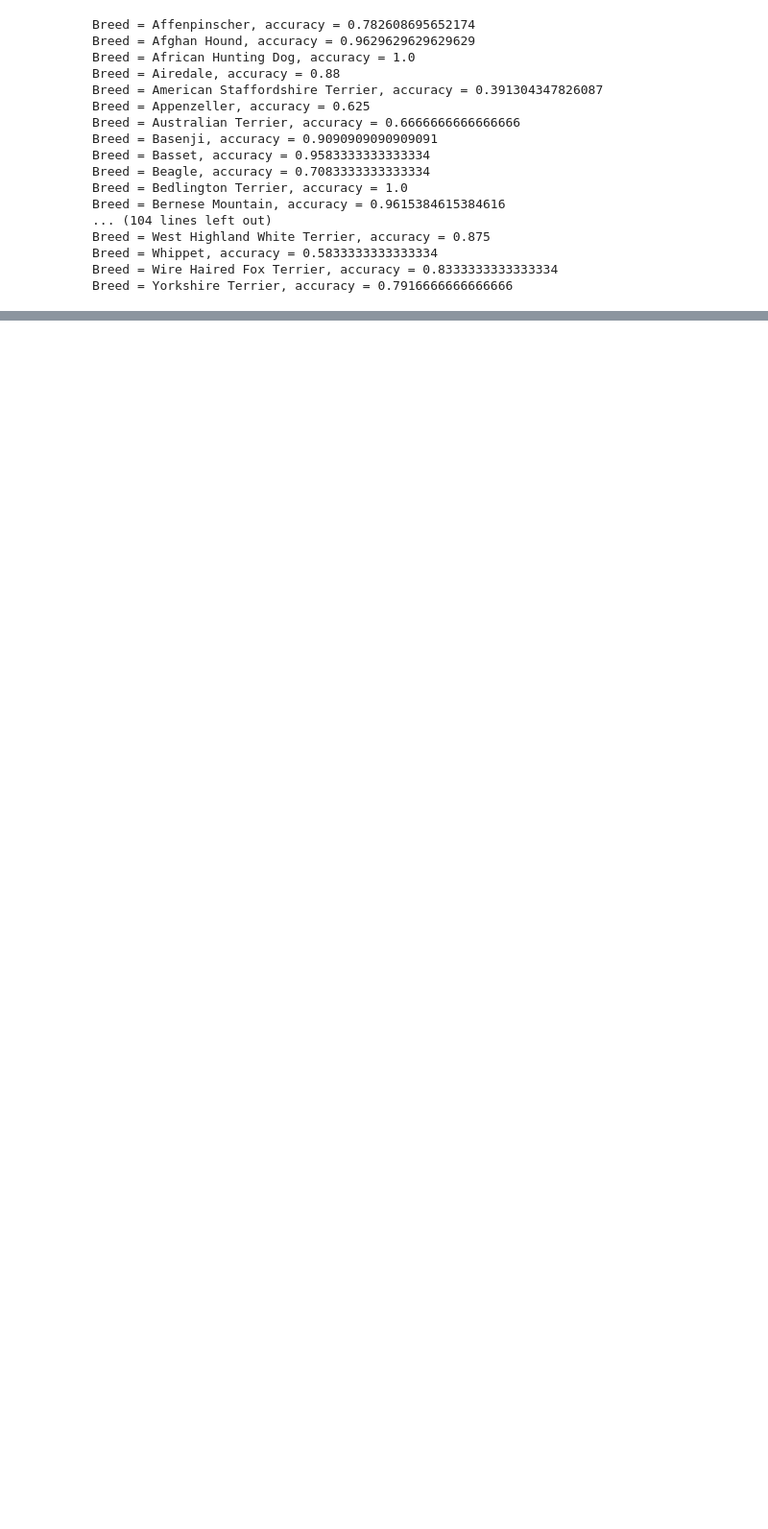
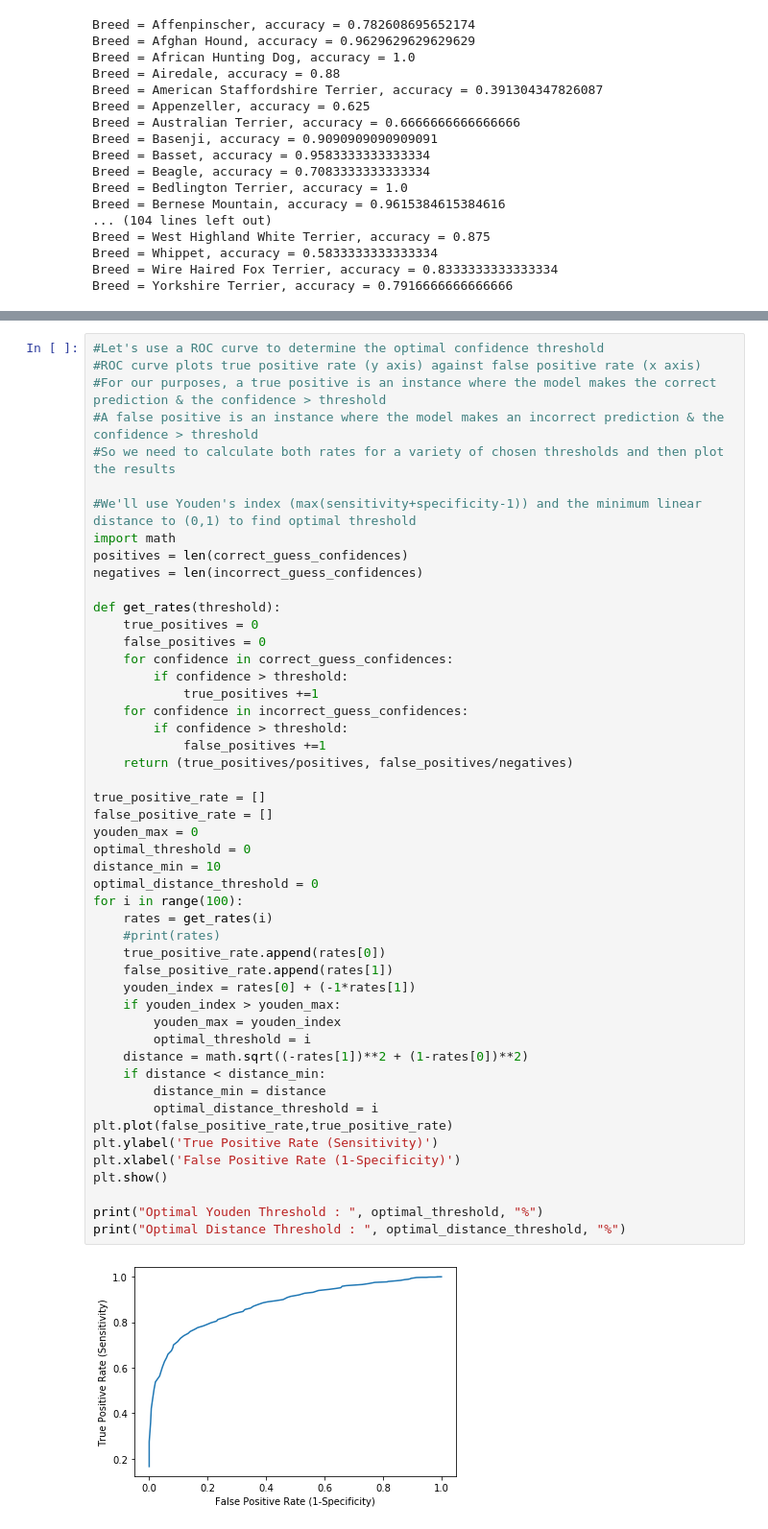
Before and after one commit to 15dani1/WoofCheck, a Jupyter notebook: WoofCheck_ML/Woofcheck_analysis.ipynb, the cells around one changed output, grey strips where cells are left out. Shown at 96% size. Drawn from its saved outputs; the diff is of its cells as text; blank space fills up the shorter version.

```diff
--- a/WoofCheck_ML/Woofcheck_analysis.ipynb
+++ b/WoofCheck_ML/Woofcheck_analysis.ipynb
@@ -304,0 +339,51 @@ plt.show()
+# %%
+#Let's use a ROC curve to determine the optimal confidence threshold
+#ROC curve plots true positive rate (y axis) against false positive rate (x axis)
+#For our purposes, a true positive is an instance where the model makes the correct prediction & the confidence > threshold
+#A false positive is an instance where the model makes an incorrect prediction & the confidence > threshold
+#So we need to calculate both rates for a variety of chosen thresholds and then plot the results
+
+#We'll use Youden's index (max(sensitivity+specificity-1)) and the minimum linear distance to (0,1) to find optimal threshold
+import math
+positives = len(correct_guess_confidences)
+negatives = len(incorrect_guess_confidences)
+
+def get_rates(threshold):
+    true_positives = 0
+    false_positives = 0
+    for confidence in correct_guess_confidences:
+        if confidence > threshold:
+            true_positives +=1
+    for confidence in incorrect_guess_confidences:
+        if confidence > threshold:
+            false_positives +=1
+    return (true_positives/positives, false_positives/negatives)
+
+true_positive_rate = []
+false_positive_rate = []
+youden_max = 0
+optimal_threshold = 0
+distance_min = 10
+optimal_distance_threshold = 0
+for i in range(100):
+    rates = get_rates(i)
+    #print(rates)
+    true_positive_rate.append(rates[0])
+    false_positive_rate.append(rates[1])
+    youden_index = rates[0] + (-1*rates[1])
+    if youden_index > youden_max:
+        youden_max = youden_index
+        optimal_threshold = i
+    distance = math.sqrt((-rates[1])**2 + (1-rates[0])**2)
+    if distance < distance_min:
+        distance_min = distance
+        optimal_distance_threshold = i
+plt.plot(false_positive_rate,true_positive_rate)
+plt.ylabel('True Positive Rate (Sensitivity)')
+plt.xlabel('False Positive Rate (1-Specificity)')
+plt.show()
+
+print("Optimal Youden Threshold : ", optimal_threshold, "%")
+print("Optimal Distance Threshold : ", optimal_distance_threshold, "%")
+# %% [output]
+[figure, added]
```
Also changed, not shown: parts of 4 cells of this notebook.
